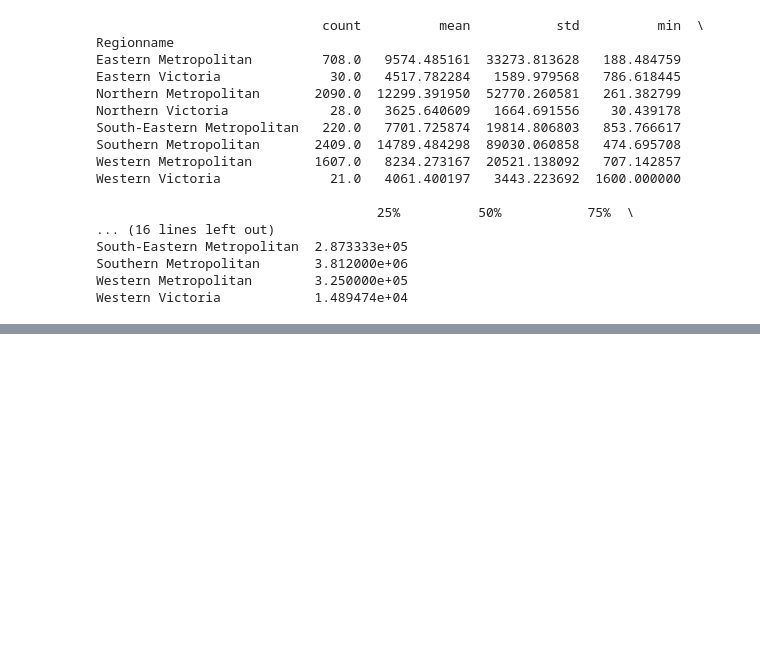
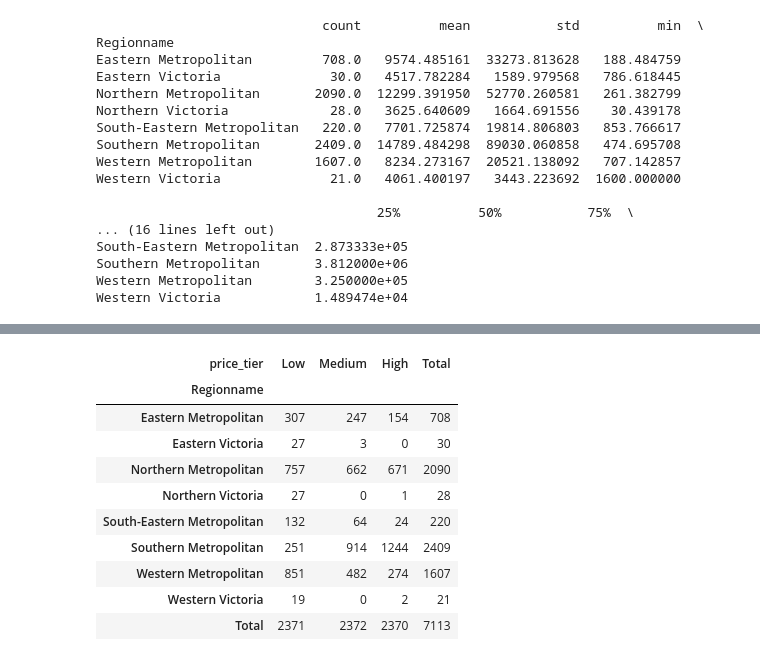
Before and after one commit to VinceGarcia11/Melbourne_Housing, a Jupyter notebook: Data_Mining.ipynb, the cells around one changed output, grey strips where cells are left out. Cells and saved outputs as stored; diff of their text form; code cells hidden in the pictures; blank space fills up the shorter version.

```diff
--- a/Data_Mining.ipynb
+++ b/Data_Mining.ipynb
@@ -145,0 +138,20 @@ plt.show()
+# %%
+# Naive-Bayes
+house['price_tier'] = pd.qcut(house['price_per_sqft'], q=3, labels=['Low', 'Medium', 'High'])
+
+t1 = pd.crosstab(house['Regionname'], house['price_tier'])
+t1['Total'] = t1.sum(axis=1)
+t1.loc['Total'] = t1.sum()
+t1
+# %% [output]
+| price_tier | Low | Medium | High | Total |
+| Regionname |  |  |  |  |
+| Eastern Metropolitan | 307 | 247 | 154 | 708 |
+| Eastern Victoria | 27 | 3 | 0 | 30 |
+| Northern Metropolitan | 757 | 662 | 671 | 2090 |
+| Northern Victoria | 27 | 0 | 1 | 28 |
+| South-Eastern Metropolitan | 132 | 64 | 24 | 220 |
+| Southern Metropolitan | 251 | 914 | 1244 | 2409 |
+| Western Metropolitan | 851 | 482 | 274 | 1607 |
+| Western Victoria | 19 | 0 | 2 | 21 |
+| Total | 2371 | 2372 | 2370 | 7113 |
```
Also changed, not shown: parts of 10 cells of this notebook.
